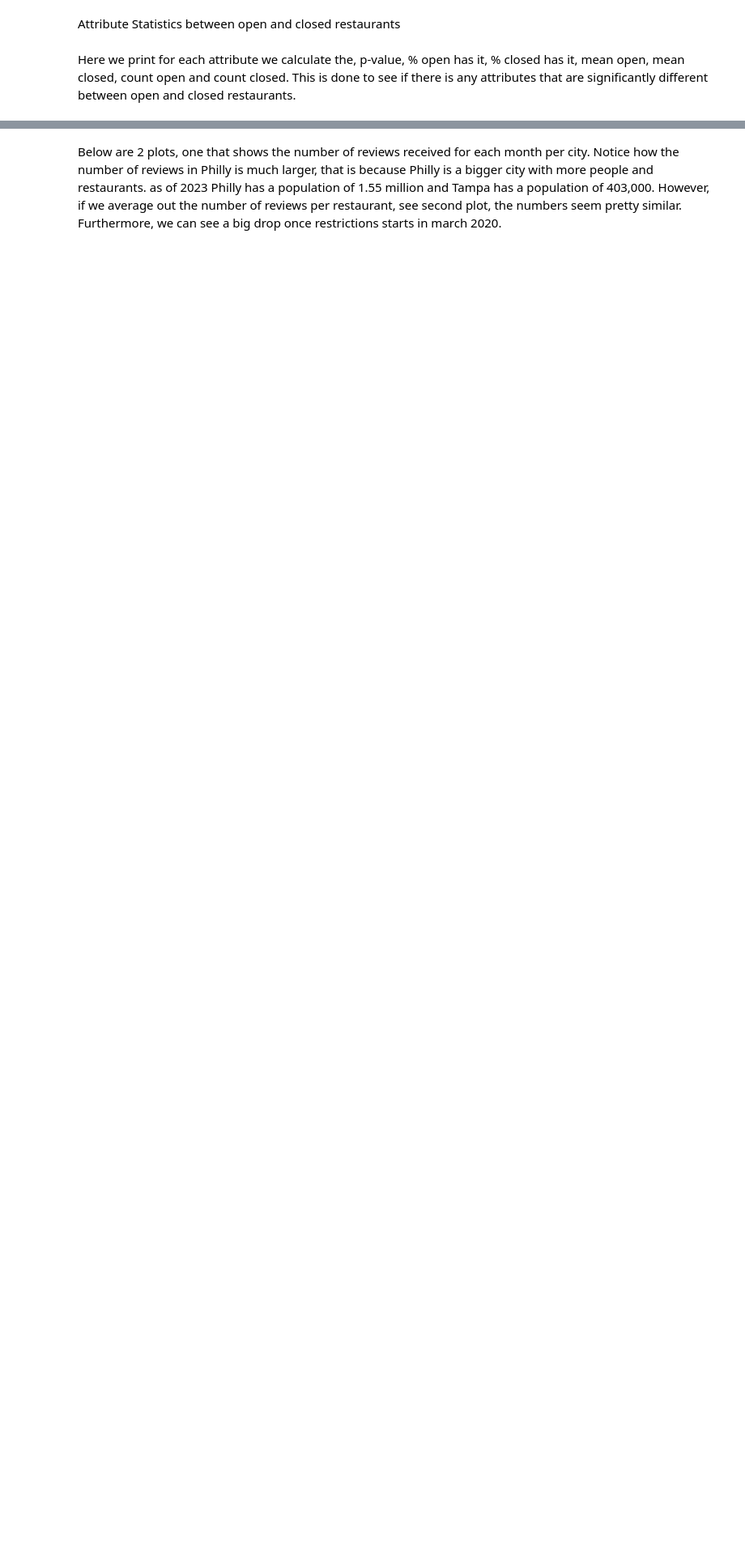
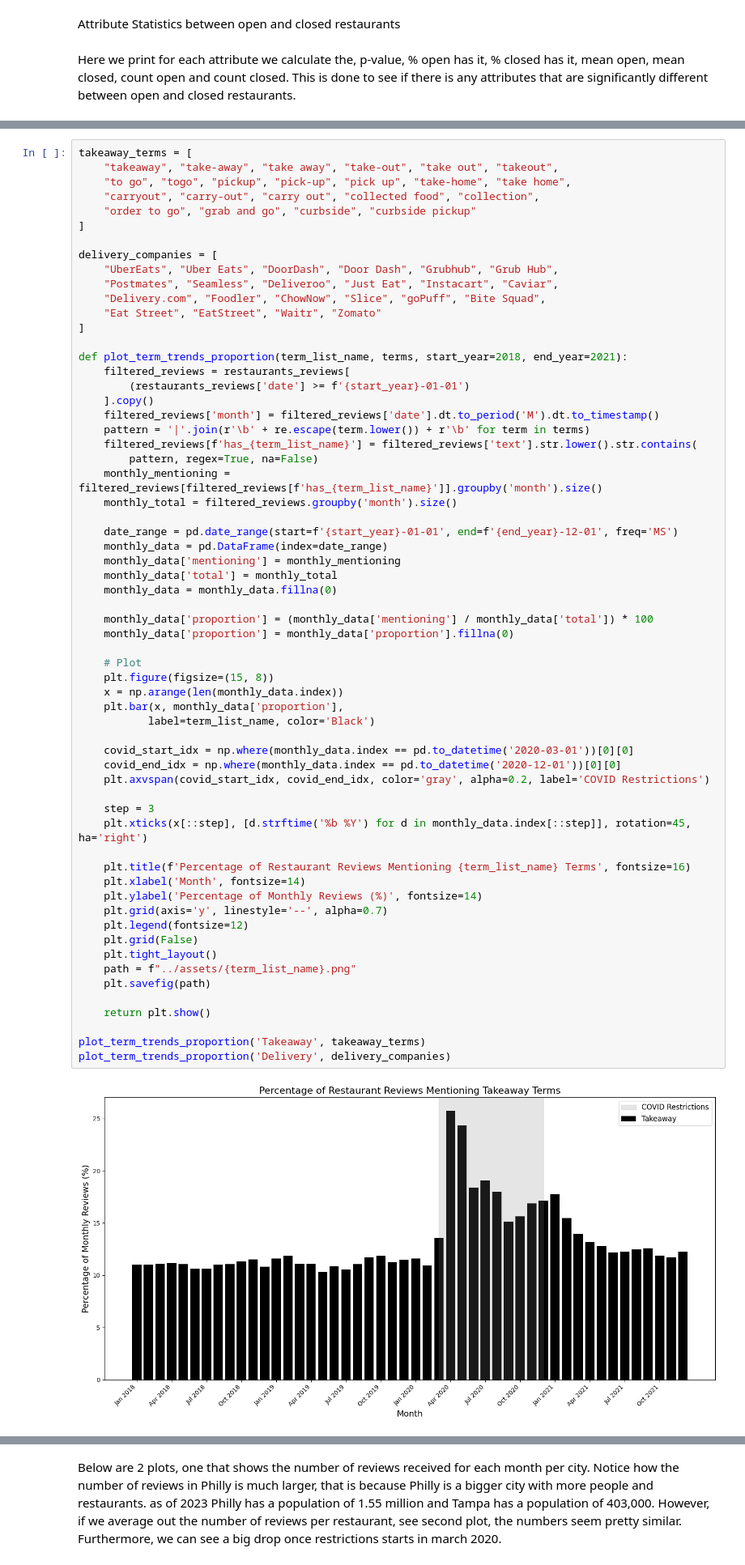
Before and after one commit to ZeeshawnH/ZeeshawnH.github.io, a Jupyter notebook: code/Explainer.ipynb, the cells around one changed output, grey strips where cells are left out. Shown at 81% size. Drawn from its saved outputs; the diff is of its cells as text; blank space fills up the shorter version.

```diff
--- a/code/Explainer.ipynb
+++ b/code/Explainer.ipynb
@@ -556,0 +561,64 @@ ByAppointmentOnly             1.000     8.31%          3.1%             0.05
+# %%
+takeaway_terms = [
+    "takeaway", "take-away", "take away", "take-out", "take out", "takeout",
+    "to go", "togo", "pickup", "pick-up", "pick up", "take-home", "take home",
+    "carryout", "carry-out", "carry out", "collected food", "collection",
+    "order to go", "grab and go", "curbside", "curbside pickup"
+]
+
+delivery_companies = [
+    "UberEats", "Uber Eats", "DoorDash", "Door Dash", "Grubhub", "Grub Hub",
+    "Postmates", "Seamless", "Deliveroo", "Just Eat", "Instacart", "Caviar",
+    "Delivery.com", "Foodler", "ChowNow", "Slice", "goPuff", "Bite Squad",
+    "Eat Street", "EatStreet", "Waitr", "Zomato"
+]
+
+def plot_term_trends_proportion(term_list_name, terms, start_year=2018, end_year=2021):
+    filtered_reviews = restaurants_reviews[
+        (restaurants_reviews['date'] >= f'{start_year}-01-01')
+    ].copy()
+    filtered_reviews['month'] = filtered_reviews['date'].dt.to_period('M').dt.to_timestamp()
+    pattern = '|'.join(r'\b' + re.escape(term.lower()) + r'\b' for term in terms)
+    filtered_reviews[f'has_{term_list_name}'] = filtered_reviews['text'].str.lower().str.contains(
+        pattern, regex=True, na=False)
+    monthly_mentioning = filtered_reviews[filtered_reviews[f'has_{term_list_name}']].groupby('month').size()
+    monthly_total = filtered_reviews.groupby('month').size()
+
+    date_range = pd.date_range(start=f'{start_year}-01-01', end=f'{end_year}-12-01', freq='MS')
+    monthly_data = pd.DataFrame(index=date_range)
+    monthly_data['mentioning'] = monthly_mentioning
+    monthly_data['total'] = monthly_total
+    monthly_data = monthly_data.fillna(0)
+
+    monthly_data['proportion'] = (monthly_data['mentioning'] / monthly_data['total']) * 100
+    monthly_data['proportion'] = monthly_data['proportion'].fillna(0)
+
+    # Plot
+    plt.figure(figsize=(15, 8))
+    x = np.arange(len(monthly_data.index))
+    plt.bar(x, monthly_data['proportion'],
+           label=term_list_name, color='Black')
+
+    covid_start_idx = np.where(monthly_data.index == pd.to_datetime('2020-03-01'))[0][0]
+    covid_end_idx = np.where(monthly_data.index == pd.to_datetime('2020-12-01'))[0][0]
+    plt.axvspan(covid_start_idx, covid_end_idx, color='gray', alpha=0.2, label='COVID Restrictions')
+
+    step = 3
+    plt.xticks(x[::step], [d.strftime('%b %Y') for d in monthly_data.index[::step]], rotation=45, ha='right')
+
+    plt.title(f'Percentage of Restaurant Reviews Mentioning {term_list_name} Terms', fontsize=16)
+    plt.xlabel('Month', fontsize=14)
+    plt.ylabel('Percentage of Monthly Reviews (%)', fontsize=14)
+    plt.grid(axis='y', linestyle='--', alpha=0.7)
+    plt.legend(fontsize=12)
+    plt.grid(False)
+    plt.tight_layout()
+    path = f"../assets/{term_list_name}.png"
+    plt.savefig(path)
+
+    return plt.show()
+
+plot_term_trends_proportion('Takeaway', takeaway_terms)
+plot_term_trends_proportion('Delivery', delivery_companies)
+# %% [output]
+[figure, added]
```
Also changed, not shown: parts of 10 cells of this notebook, 6 other files.
